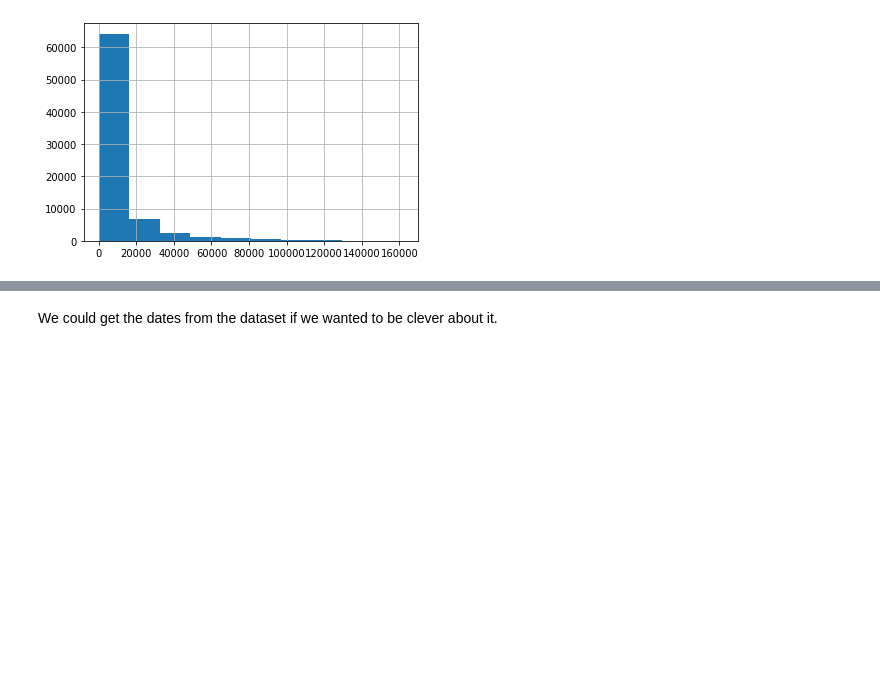
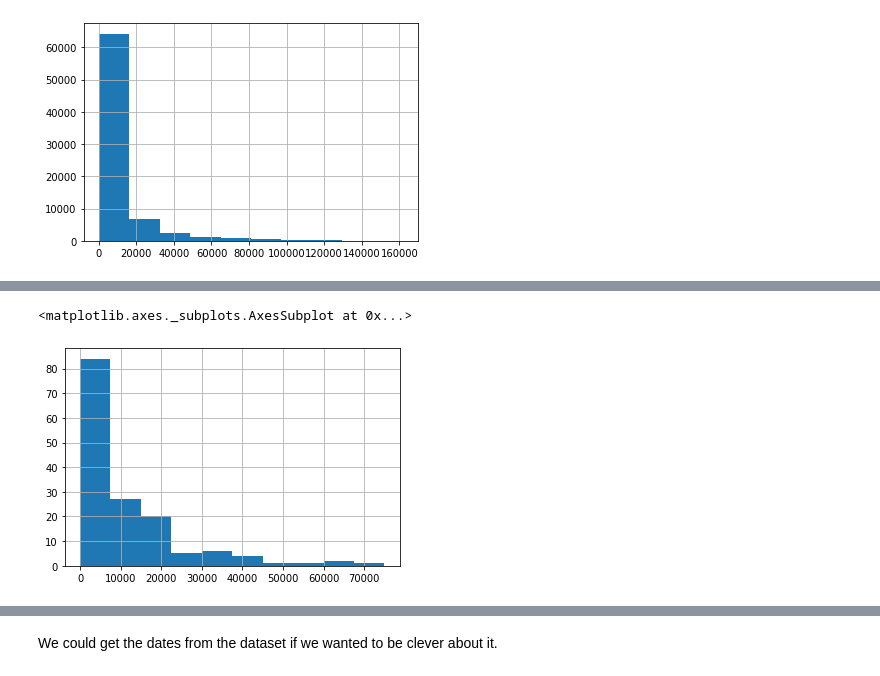
Before and after one commit to owenluu0321/me, a Jupyter notebook: data project.ipynb, the cells around one changed output, grey strips where cells are left out. Drawn from its saved outputs; the diff is of its cells as text; code cells hidden in the pictures; blank space fills up the shorter version.

```diff
--- a/data project.ipynb
+++ b/data project.ipynb
@@ -353,0 +352,5 @@ airport_data["Passengers_Total"][airport_data["Passengers_Total"] > 0][airport_d
+# %%
+airport_data["Passengers_Total"][airport_data["Passengers_Total"] > 0][airport_data["Year"] == 2020][airport_data["Month_num"] == 3].hist()
+# %% [output]
+<matplotlib.axes._subplots.AxesSubplot at 0x...>
+[figure, added]
```
Also changed, not shown: parts of 6 cells of this notebook, 5 other files.
